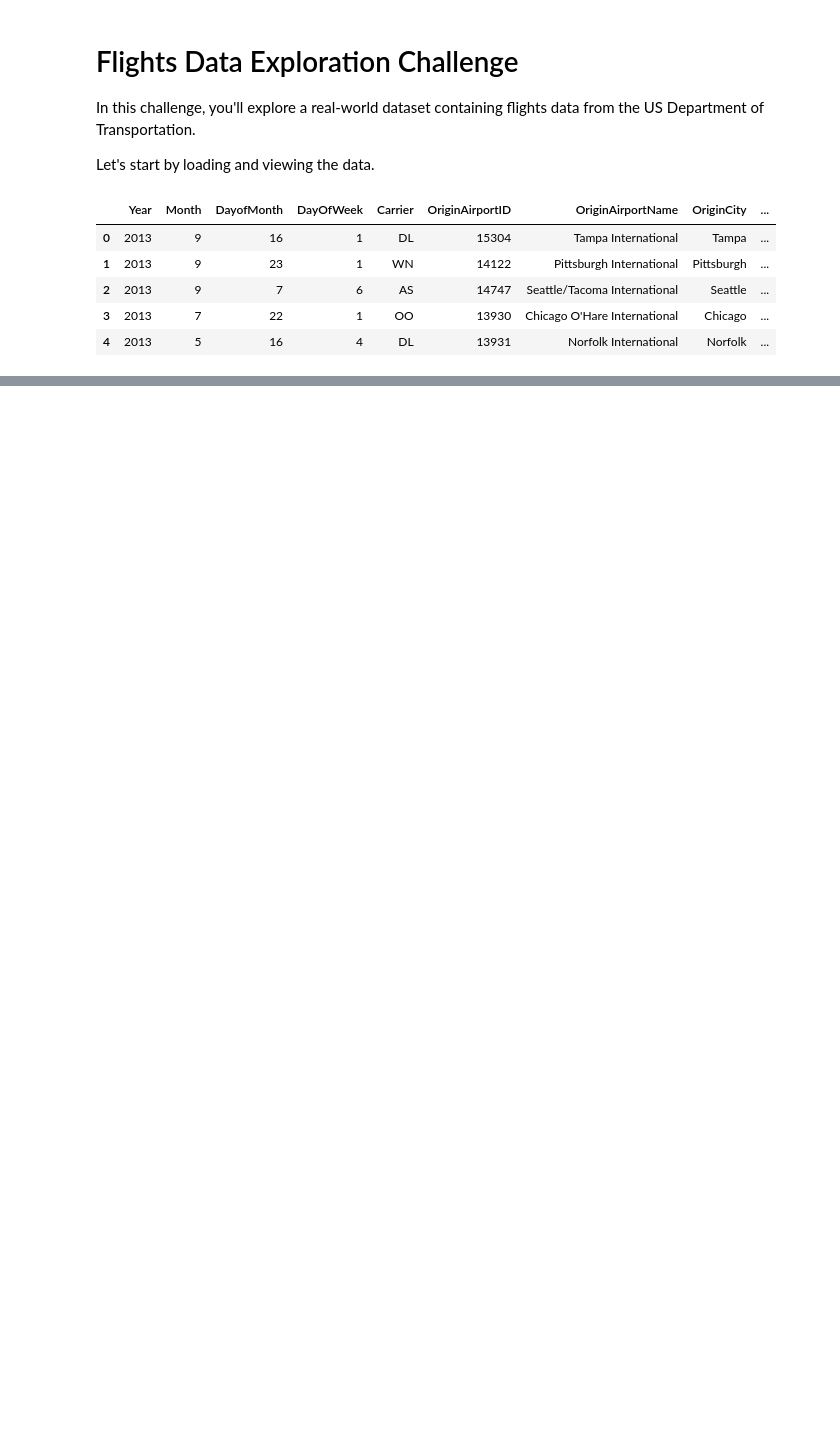
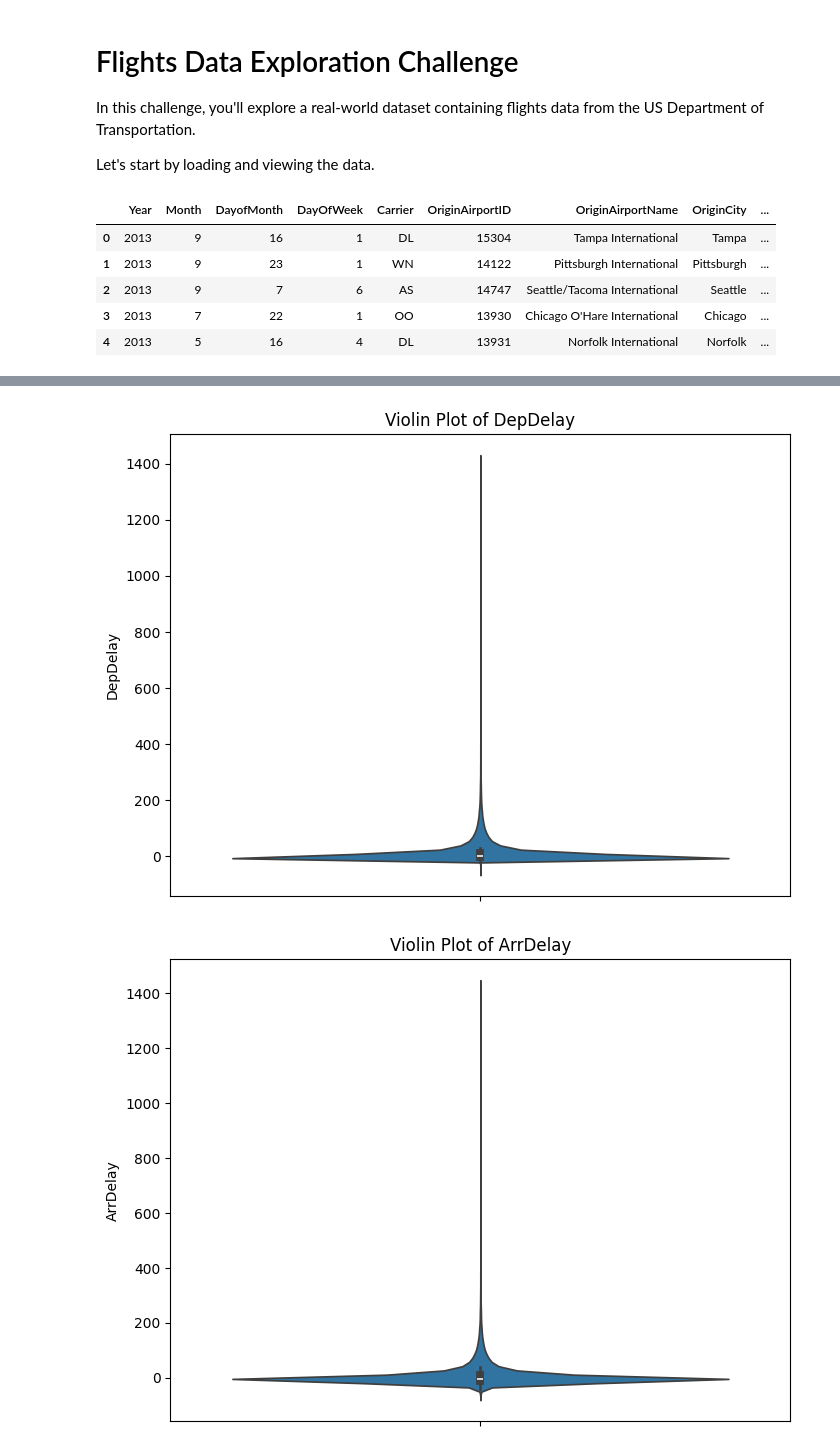
Before and after one commit to Karla40664/Data-Science, a Jupyter notebook: Exam1.ipynb, the cells around one changed output, grey strips where cells are left out. Drawn from its saved outputs; the diff is of its cells as text; code cells hidden in the pictures; blank space fills up the shorter version.

```diff
--- a/Exam1.ipynb
+++ b/Exam1.ipynb
@@ -62,0 +111,6 @@ Add markdown and code cells as required to create your solution.
+# %%
+#We use .loc[] to select rows with missing values (like a filter)
+df_flights.loc[df_flights['DepDel15'].isnull(), 'DepDel15'] = df_flights.loc[df_flights['DepDel15'].isnull(), 'DepDelay'].apply(lambda x: 1 if x >= 15 else 0)
+
+#We check missing values after imputation
+df_flights.isnull().sum()
@@ -62,0 +137,4 @@ Add markdown and code cells as required to create your solution.
+# %%
+df_flights['DepDel15'] = df_flights['DepDel15'].astype(int)
+
+print(df_flights['DepDel15'].dtype)
@@ -62,0 +167,19 @@ Add markdown and code cells as required to create your solution.
+# %%
+
+import matplotlib.pyplot as plt
+import seaborn as sns
+
+#Violin plot for DepDelay
+plt.figure(figsize=(8, 6))
+sns.violinplot(y=df_flights['DepDelay'])
+plt.title('Violin Plot of DepDelay')
+plt.show()
+
+#Violin plot for ArrDelay
+plt.figure(figsize=(8, 6))
+sns.violinplot(y=df_flights['ArrDelay'])
+plt.title('Violin Plot of ArrDelay')
+plt.show()
+# %% [output]
+[figure, added]
+[figure, added]
```
Also changed, not shown: parts of 41 cells of this notebook.
